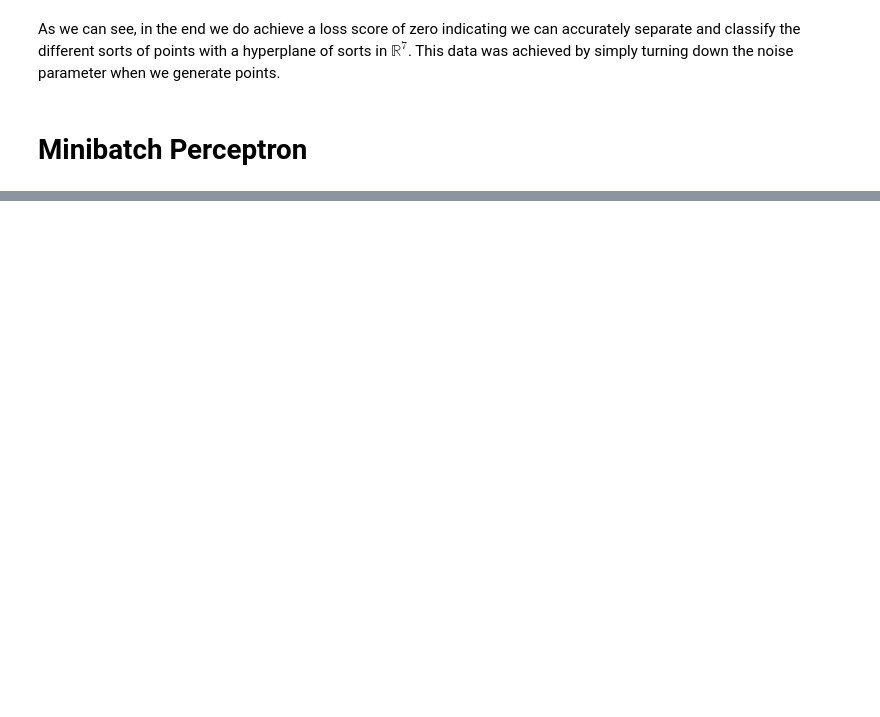
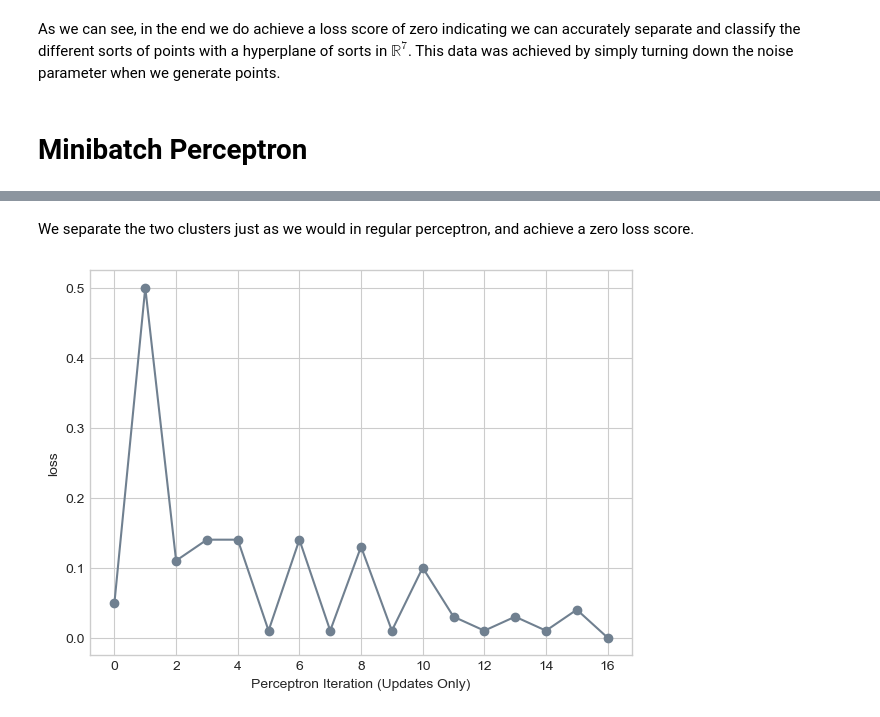
Before and after one commit to lawolff1702/lawolff1702.github.io, a Jupyter notebook: posts/Implementing the Perceptron Algorithm/index.ipynb, the cells around one changed output, grey strips where cells are left out. Saved outputs shown, nothing was run; the diff lists cells and outputs as text; code cells hidden in the pictures; blank space fills up the shorter version.

```diff
--- a/posts/Implementing the Perceptron Algorithm/index.ipynb
+++ b/posts/Implementing the Perceptron Algorithm/index.ipynb
@@ -299,0 +355,8 @@ As we can see, in the end we do achieve a loss score of zero indicating we can a
+# %% [markdown]
+We separate the two clusters just as we would in regular perceptron, and achieve a zero loss score.
+# %%
+plt.plot(loss_vec, color = "slategrey")
+plt.scatter(torch.arange(len(loss_vec)), loss_vec, color = "slategrey")
+labs = plt.gca().set(xlabel = "Perceptron Iteration (Updates Only)", ylabel = "loss")
+# %% [output]
+[figure, added]
```
Also changed, not shown: parts of 35 cells of this notebook, 20 other files.
